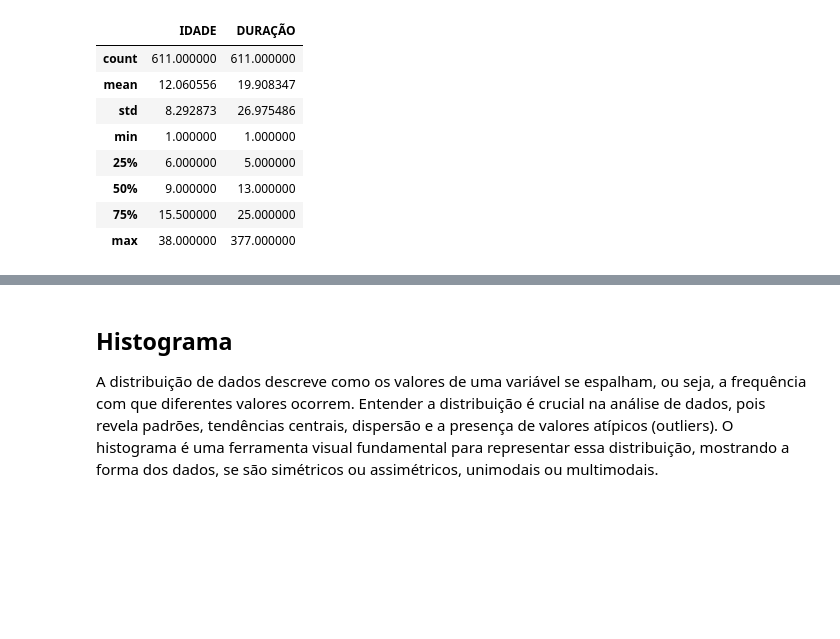
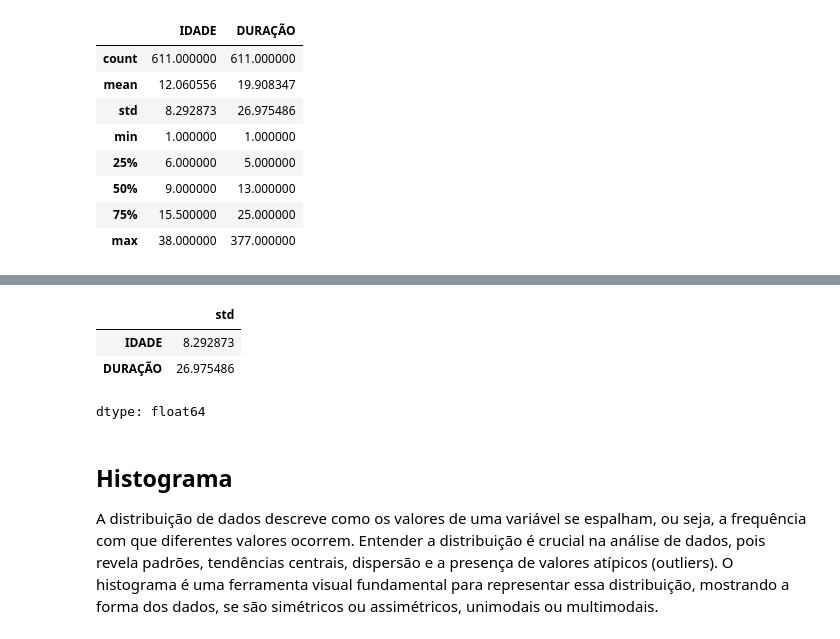
Before and after one commit to LAOLIVEIRA1972/PUC_MVP_AnaliseDados, a Jupyter notebook: mvp_Analise_Dados.ipynb, the cells around one changed output, grey strips where cells are left out. Drawn from its saved outputs; the diff is of its cells as text; code cells hidden in the pictures; blank space fills up the shorter version.

```diff
--- a/mvp_Analise_Dados.ipynb
+++ b/mvp_Analise_Dados.ipynb
@@ -253,7 +261,12 @@ NameError: name 'df' is not defined
 O desvio padrão é uma medida de dispersão que quantifica a quantidade de variação ou dispersão de um conjunto de valores. Um desvio padrão baixo indica que os pontos de dados tendem a estar próximos da média do conjunto, enquanto um desvio padrão alto indica que os pontos de dados estão espalhados por uma faixa maior de valores. Ele é a raiz quadrada da variância.
 # %%
 # desvio padrão dos atributos numéricos do dataset
-df.describe().loc['std']
+dataset.describe().loc['std']
+# %% [output]
+|  | std |
+| IDADE | 8.292873 |
+| DURAÇÃO | 26.975486 |
+dtype: float64
 # %%
 # Qual gráfico seria interessante usar pra mostrar o desvio padrão?
 # %% [markdown]
```
Also changed, not shown: parts of 21 cells of this notebook.
